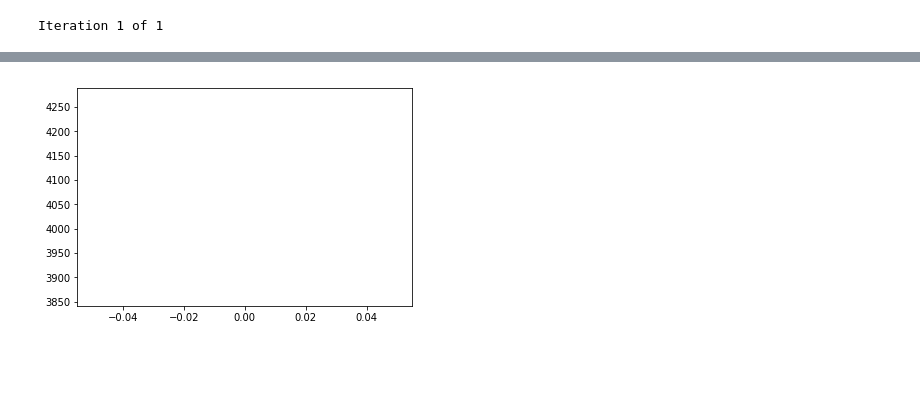
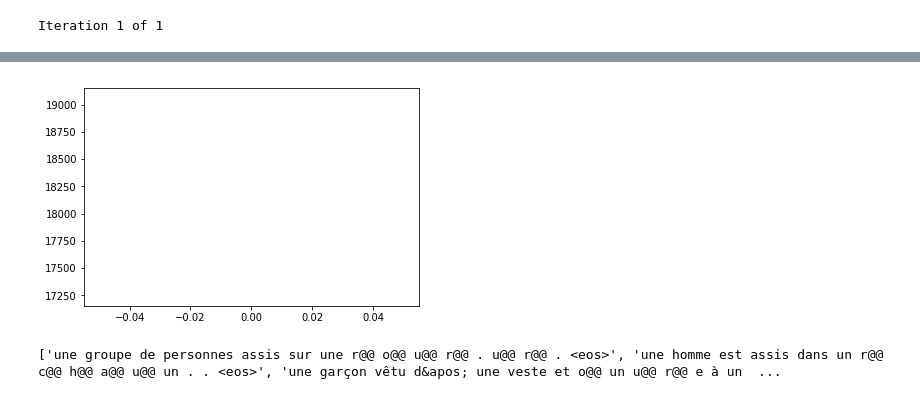
Before and after one commit to Kaleidophon/NLP2, a Jupyter notebook: assignment2/project2.ipynb, the cells around one changed output, grey strips where cells are left out. Saved outputs shown, nothing was run; the diff lists cells and outputs as text; code cells hidden in the pictures; blank space fills up the shorter version.

```diff
--- a/assignment2/project2.ipynb
+++ b/assignment2/project2.ipynb
@@ -249,9 +249,9 @@ def train_dataset(w2i_english, w2i_french, train_english,
     total_loss = 0
 
 #     with progressbar.ProgressBar(max_value=len(train_english)) as bar:
-    with progressbar.ProgressBar(max_value=1000) as bar:
+    with progressbar.ProgressBar(max_value=5000) as bar:
 #         for iter in range(1, len(train_english) + 1):
-        for iter in range(1, 1000+1):
+        for iter in range(1, 5000+1):
             input_sentence = train_english[iter-1]
             target_sentence = train_french[iter-1]
             loss = train(input_sentence, target_sentence, w2i_english,
@@ -291,4 +291,4 @@ loss: 4064.98785898142
-[figure, old version]
+[figure, new version]
 # %%
 def evaluate(encoder, decoder, w2i_english, i2w_french,
              sentence, max_length=MAX_LENGTH):
@@ -342,6 +342,7 @@ def evaluate_dataset(encoder, decoder, val_english):
 
     for sentence in val_english:
         predicted_words, attentions = evaluate(encoder, decoder, w2i_english, i2w_french, sentence)
+        del predicted_words[-1]
         predicted_sentence = ' '.join(predicted_words)
         predictions.append(predicted_sentence)
     return predictions
@@ -362,4 +363,7 @@ def save_predictions(predictions, file_name):
 
 
 predictions = evaluate_dataset(encoder, decoder, val_english)
+print(predictions)
 save_predictions(predictions, "test_val.txt")
+# %% [output]
+['une groupe de personnes assis sur une r@@ o@@ u@@ r@@ . u@@ r@@ . <eos>', 'une homme est assis dans un r@@ c@@ h@@ a@@ u@@ un . . <eos>', 'une garçon vêtu d&apos; une veste et o@@ un u@@ r@@ e à un  ...
```
Also changed, not shown: parts of 2 cells of this notebook.
